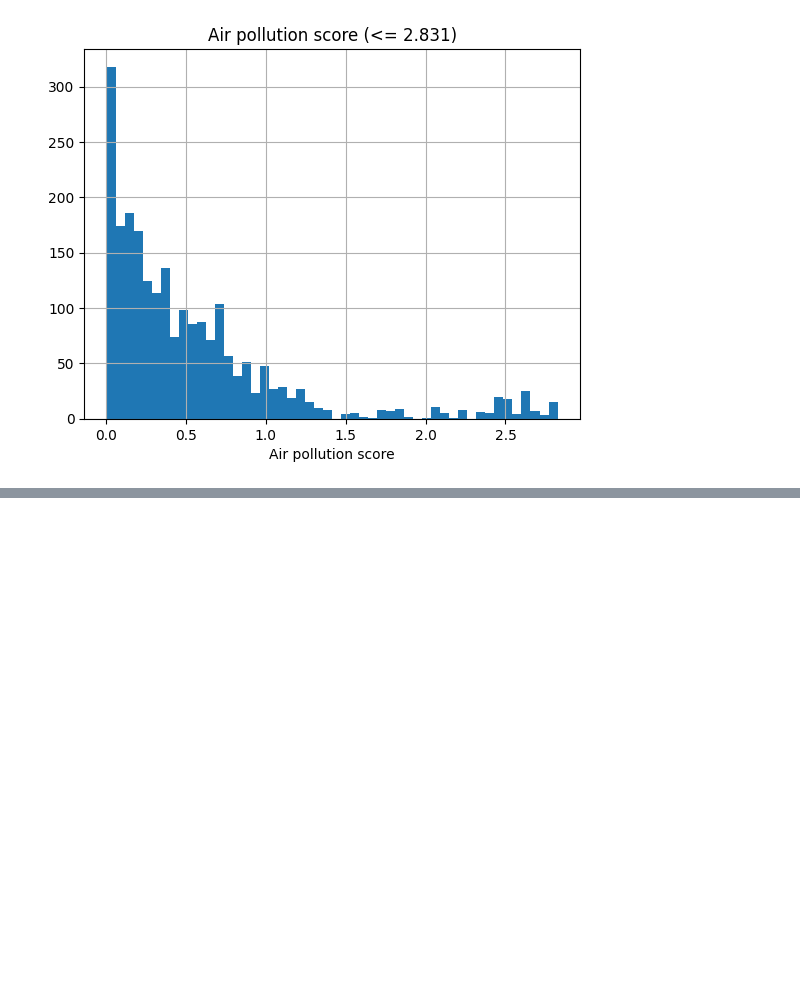
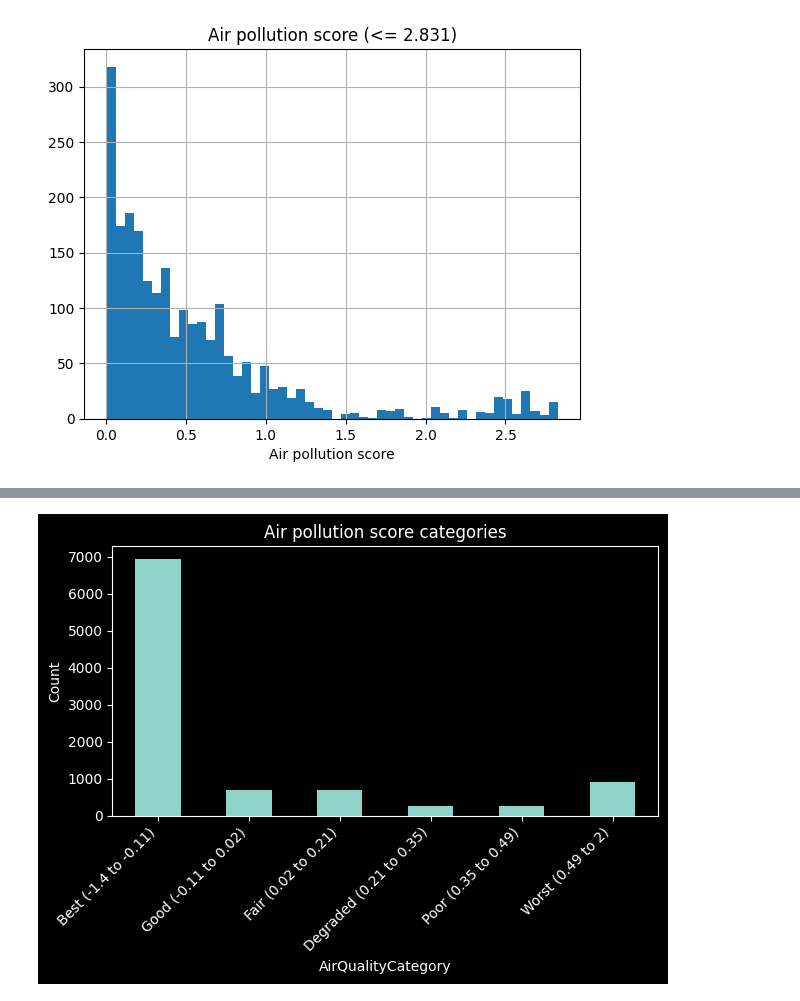
Before and after one commit to MichaelYe48/Lichen-Likelihood-Project, a Jupyter notebook: EDA.ipynb, the cells around one changed output, grey strips where cells are left out. Saved outputs shown, nothing was run; the diff lists cells and outputs as text; code cells hidden in the pictures; blank space fills up the shorter version.

```diff
--- a/EDA.ipynb
+++ b/EDA.ipynb
@@ -550,0 +586,31 @@ element_df_binned.to_csv("air_lichen_with_bins.csv", index=False)
+# %%
+a_col = 'Air pollution score'
+
+# Define bin edges and labels
+air_bins = [-1000, -0.11, 0.02, 0.21, 0.35, 0.49, 1000]
+air_labels = [
+    'Best (-1.4 to -0.11)',
+    'Good (-0.11 to 0.02)',
+    'Fair (0.02 to 0.21)',
+    'Degraded (0.21 to 0.35)',
+    'Poor (0.35 to 0.49)',
+    'Worst (0.49 to 2)'
+]
+
+# Create binned category column
+sciname_df['AirQualityCategory'] = pd.cut(
+    sciname_df[a_col],
+    bins=air_bins,
+    labels=air_labels,
+    include_lowest=True
+)
+
+# Bar chart of the frequency
+air_quality_counts.plot(kind='bar')
+plt.ylabel('Count')
+plt.title('Air pollution score categories')
+plt.xticks(rotation=45, ha='right')
+plt.tight_layout()
+plt.show()
+# %% [output]
+[figure, added]
```
Also changed, not shown: parts of 1 cell of this notebook, 3 other files.
